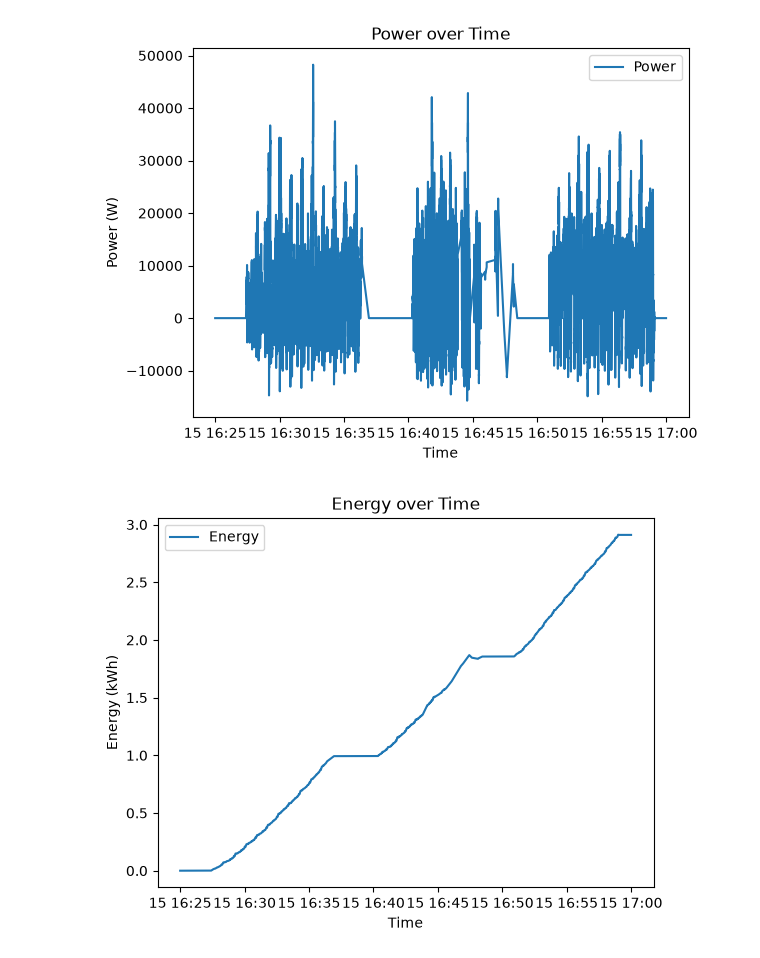
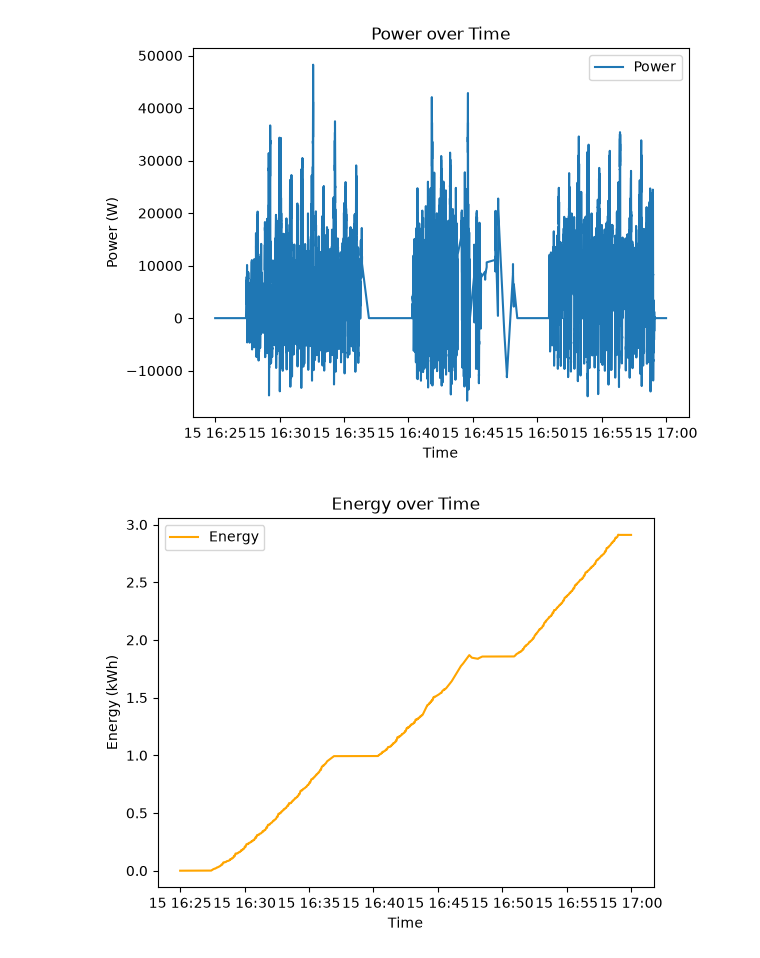
Before and after one commit to Northeastern-Electric-Racing/Powertrain-Analysis, a Jupyter notebook: regen/regen.ipynb, the cells around one changed output. Drawn from its saved outputs; the diff is of its cells as text; code cells hidden in the pictures.

```diff
--- a/regen/regen.ipynb
+++ b/regen/regen.ipynb
@@ -199,11 +203,11 @@ plt.show()
 [figure]
 # %%
 plt.Figure()
-plt.plot(merged_df["time"], merged_df['Energy']/3.6e6, label="Energy")
+plt.plot(merged_df["time"], merged_df['Energy']/3.6e6, label="Energy", color="orange")
 plt.xlabel("Time")
 plt.ylabel("Energy (kWh)")
 plt.title("Energy over Time")
 plt.legend()
 plt.show()
 # %% [output]
-[figure, old version]
+[figure, new version]
```
Also changed, not shown: parts of 1 cell of this notebook.
